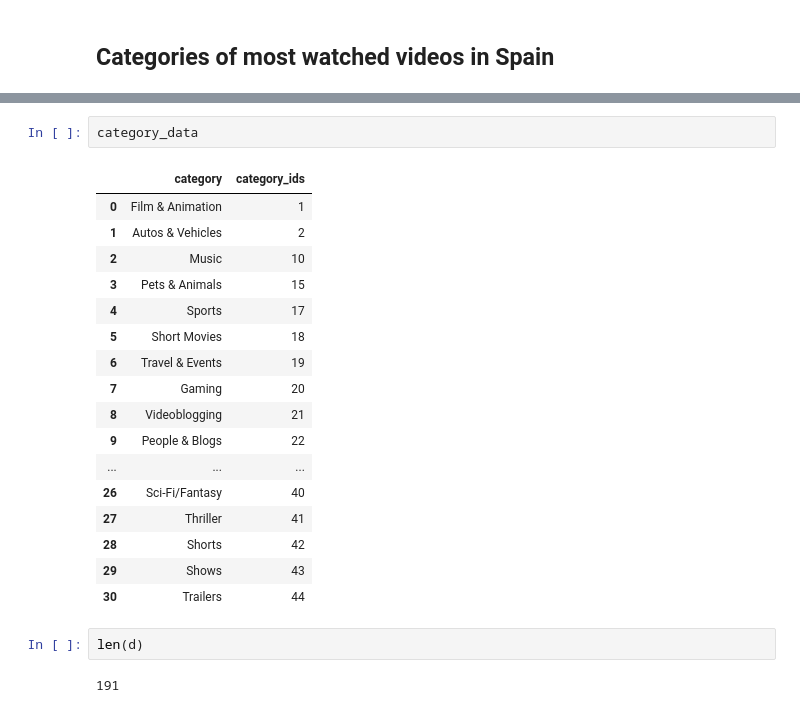
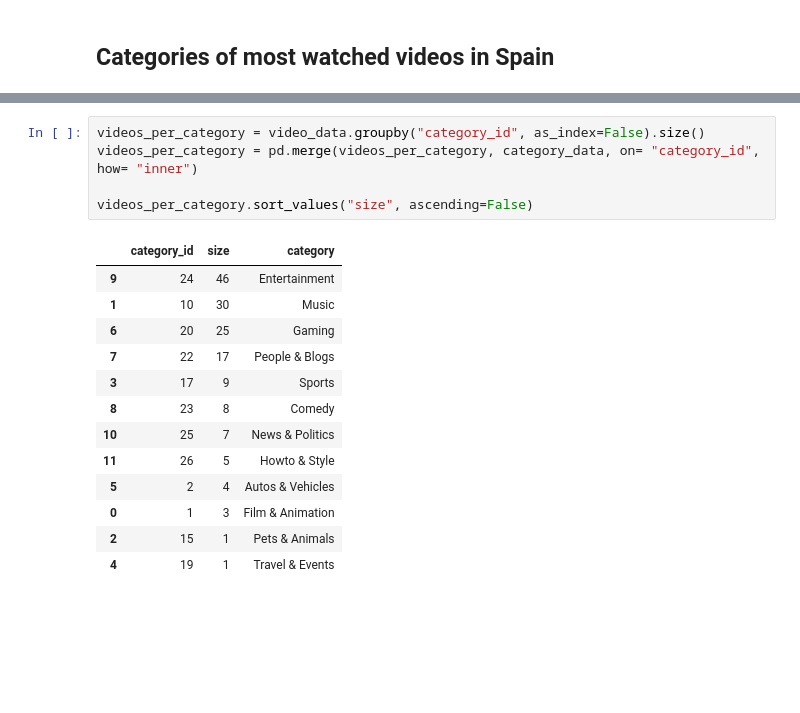
Before and after one commit to inigobaste/YouTube_API, a Jupyter notebook: YT_API_Project.ipynb, the cells around one changed output, grey strips where cells are left out. Saved outputs shown, nothing was run; the diff lists cells and outputs as text; blank space fills up the shorter version.

```diff
--- a/YT_API_Project.ipynb
+++ b/YT_API_Project.ipynb
@@ -186,24 +202,19 @@ category_data = pd.DataFrame(category_data)
-# %%
-category_data
-# %% [output]
-|  | category | category_ids |
-| 0 | Film & Animation | 1 |
-| 1 | Autos & Vehicles | 2 |
-| 2 | Music | 10 |
-| 3 | Pets & Animals | 15 |
-| 4 | Sports | 17 |
-| 5 | Short Movies | 18 |
-| 6 | Travel & Events | 19 |
-| 7 | Gaming | 20 |
-| 8 | Videoblogging | 21 |
-| 9 | People & Blogs | 22 |
-| ... | ... | ... |
-| 26 | Sci-Fi/Fantasy | 40 |
-| 27 | Thriller | 41 |
-| 28 | Shorts | 42 |
-| 29 | Shows | 43 |
-| 30 | Trailers | 44 |
-# %%
-len(d)
-# %% [output]
-191
+# %%
+videos_per_category = video_data.groupby("category_id", as_index=False).size()
+videos_per_category = pd.merge(videos_per_category, category_data, on= "category_id", how= "inner")
+
+videos_per_category.sort_values("size", ascending=False)
+# %% [output]
+|  | category_id | size | category |
+| 9 | 24 | 46 | Entertainment |
+| 1 | 10 | 30 | Music |
+| 6 | 20 | 25 | Gaming |
+| 7 | 22 | 17 | People & Blogs |
+| 3 | 17 | 9 | Sports |
+| 8 | 23 | 8 | Comedy |
+| 10 | 25 | 7 | News & Politics |
+| 11 | 26 | 5 | Howto & Style |
+| 5 | 2 | 4 | Autos & Vehicles |
+| 0 | 1 | 3 | Film & Animation |
+| 2 | 15 | 1 | Pets & Animals |
+| 4 | 19 | 1 | Travel & Events |
```
Also changed, not shown: parts of 7 cells of this notebook.
